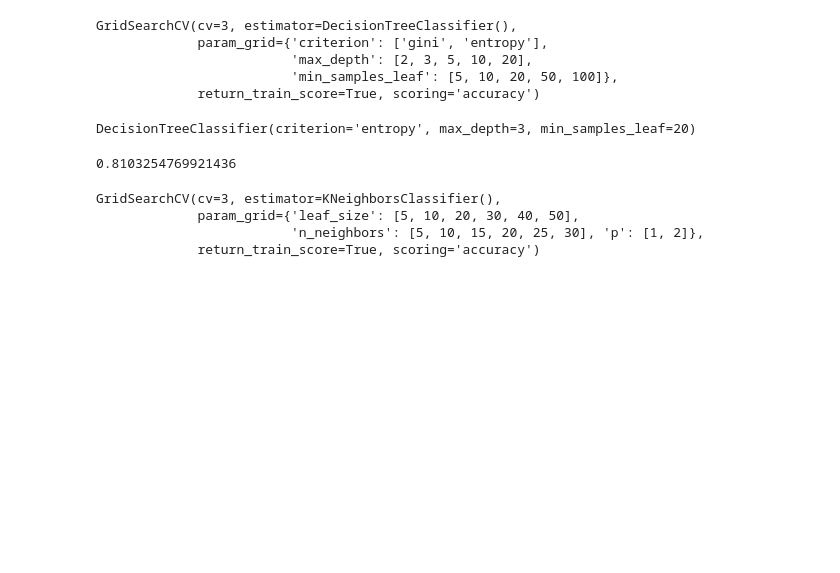
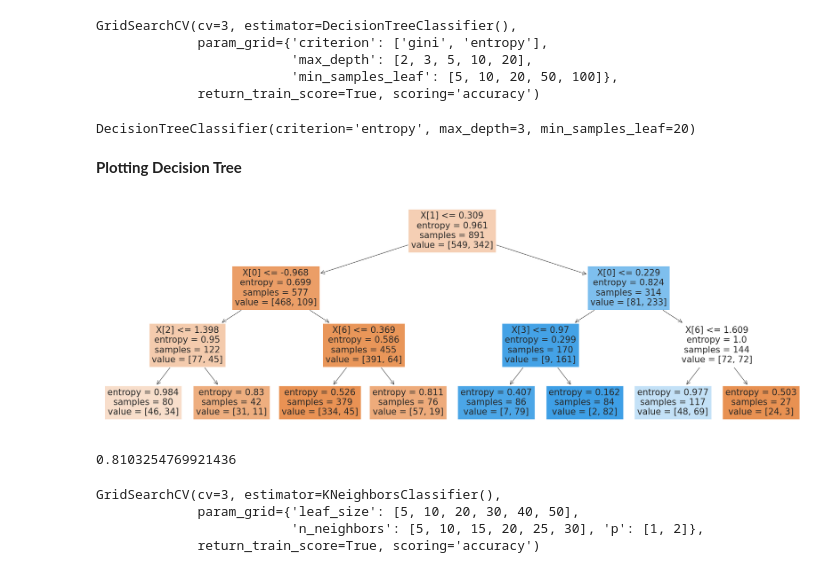
Before and after one commit to Megalajeyapal/Titanic_surviver_prediction, a Jupyter notebook: titanic-surviver-prediction-2.ipynb, the cells around one changed output. Saved outputs shown, nothing was run; the diff lists cells and outputs as text; code cells hidden in the pictures; blank space fills up the shorter version.

```diff
--- a/titanic-surviver-prediction-2.ipynb
+++ b/titanic-surviver-prediction-2.ipynb
@@ -618,6 +622,14 @@ final_dt = dt_grid_search.best_estimator_
 final_dt
 # %% [output]
 DecisionTreeClassifier(criterion='entropy', max_depth=3, min_samples_leaf=20)
+# %% [markdown]
+**Plotting Decision Tree**
+# %%
+fig = plt.figure(figsize=(30,10))
+tree.plot_tree(final_dt, filled = True)
+plt.show()
+# %% [output]
+[figure, added]
 # %%
 ###accuracy of decision tree after parameter tuning
 final_dt.score(X_train, Y_train)
```
Also changed, not shown: parts of 11 cells of this notebook.
